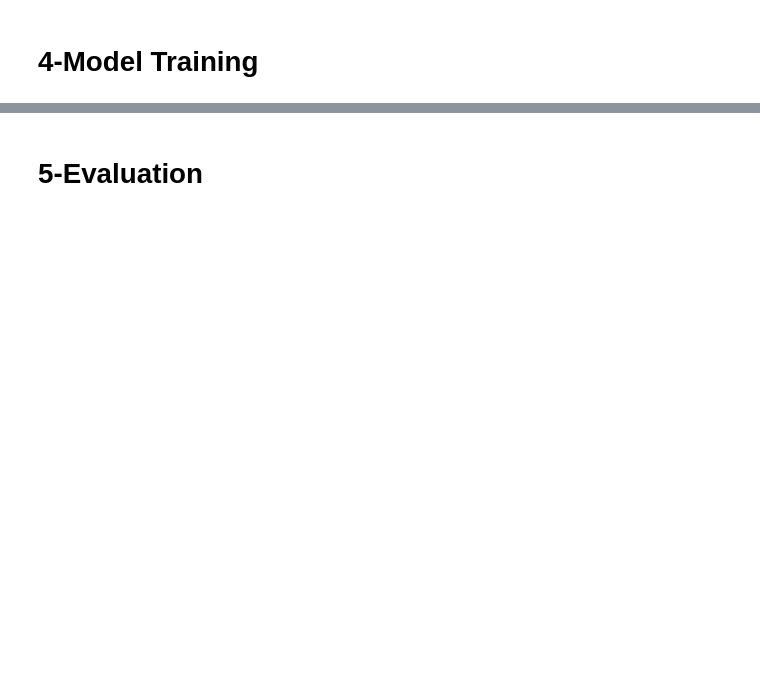
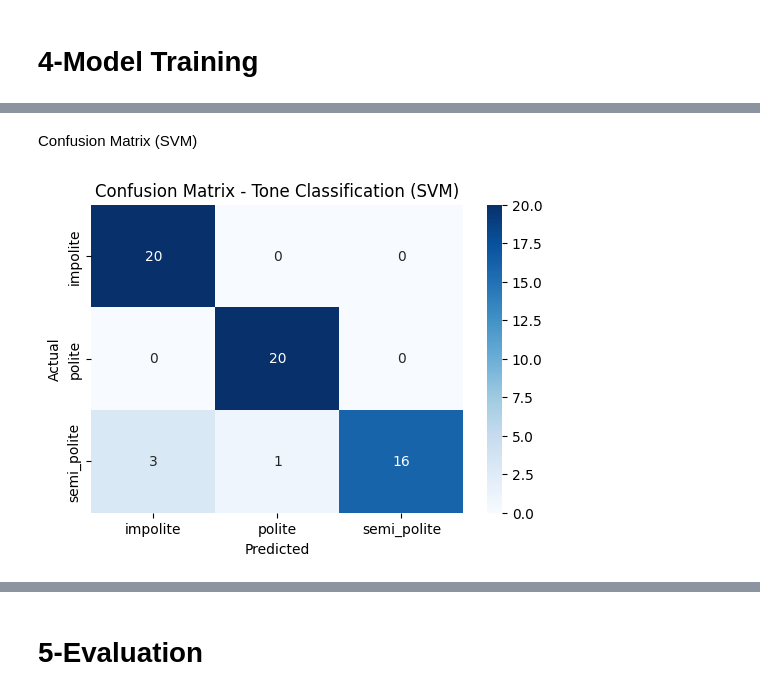
Before and after one commit to fatsed/CustomerSupportToneChecker, a Jupyter notebook: notebooks/02_ToneDetection_api_ui.ipynb, the cells around one changed output, grey strips where cells are left out. Saved outputs shown, nothing was run; the diff lists cells and outputs as text; code cells hidden in the pictures; blank space fills up the shorter version.

```diff
--- a/notebooks/02_ToneDetection_api_ui.ipynb
+++ b/notebooks/02_ToneDetection_api_ui.ipynb
@@ -122,0 +113,9 @@ print("Columns:", df.columns.tolist())
+# %%
+df["text"] = df["text"].astype(str).str.strip()
+df = df.dropna(subset=["text", "label"])
+df = df.drop_duplicates(subset=["text", "label"]).reset_index(drop=True)
+
+df["text_clean"] = df["text"].apply(clean_text)
+
+print("✅ Preprocessing done.")
+df[["text", "text_clean", "label"]].head(10)
@@ -143,18 +160,14 @@ print(y_train.value_counts())
 # %%
 from sklearn.feature_extraction.text import TfidfVectorizer
-
 tfidf = TfidfVectorizer(
-    ngram_range=(1, 2),   # uni-gram + bi-gram
-    min_df=1,             # حداقل تعداد ظاهر شدن
-    # می‌تونی برای کنترل ابعاد ویژگی‌ها از max_features هم استفاده کنی، مثلاً:
-    # max_features=5000
+    ngram_range=(1, 2),
+    min_df=2,
+    max_features=5000,
+    sublinear_tf=True
 )
 
-# fit فقط روی داده‌های train
 X_train_tfidf = tfidf.fit_transform(X_train)
-
-# transform روی test با همون واژه‌نامه
 X_test_tfidf = tfidf.transform(X_test)
 
-print("TF-IDF train shape:", X_train_tfidf.shape)
-print("TF-IDF test shape:", X_test_tfidf.shape)
+print("✅ TF-IDF fitted.")
+print("TF-IDF shape:", X_train_tfidf.shape)
@@ -193,18 +229,21 @@ print(classification_report(y_test, y_pred, target_names=["polite","semi_polite"
+# %% [markdown]
+Confusion Matrix (SVM)
 # %%
-# ===== 4.4 Confusion Matrix =====
-from sklearn.metrics import confusion_matrix
-import seaborn as sns
-import matplotlib.pyplot as plt
-
 cm = confusion_matrix(y_test, y_pred)
-
-plt.figure(figsize=(6,4))
-sns.heatmap(cm, annot=True, cmap="Blues", fmt="d",
-            xticklabels=["polite","semi_polite","impolite"],
-            yticklabels=["polite","semi_polite","impolite"])
+plt.figure(figsize=(6, 4))
+sns.heatmap(
+    cm,
+    annot=True,
+    cmap="Blues",
+    fmt="d",
+    xticklabels=le.classes_,
+    yticklabels=le.classes_
+)
 plt.xlabel("Predicted")
 plt.ylabel("Actual")
 plt.title("Confusion Matrix - Tone Classification (SVM)")
 plt.show()
+# %% [output]
+[figure, added]
 # %%
 # 4.5 - Train & Compare Multiple Models (SVM / LR / RF / DT)
```
Also changed, not shown: parts of 40 cells of this notebook.
